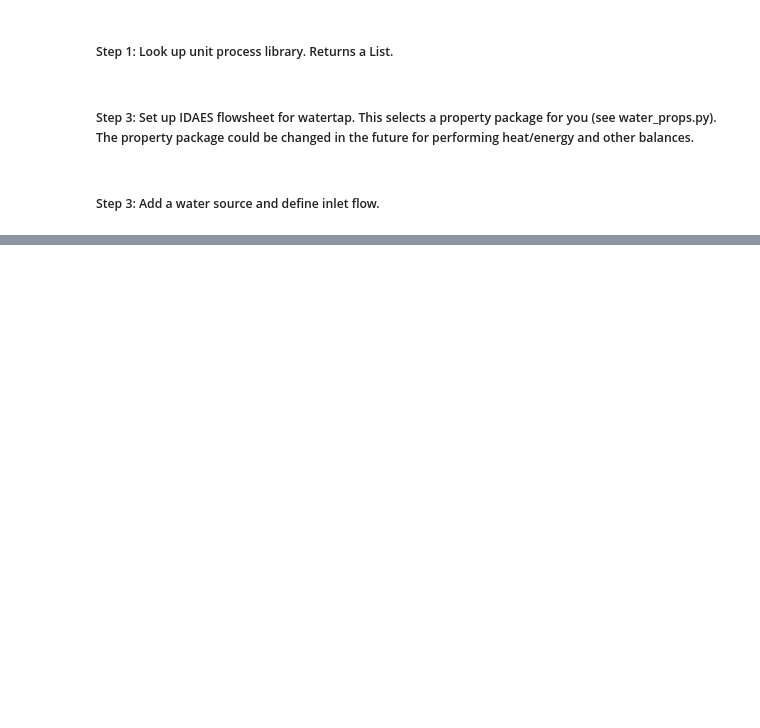
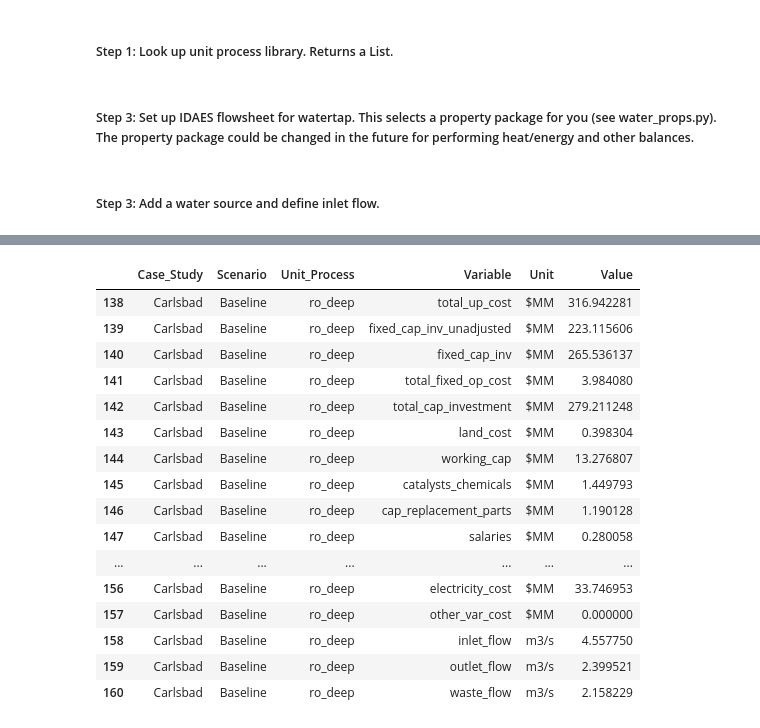
Before and after one commit to NREL/WaterTAP3, a Jupyter notebook: IDAES-WaterTAP3_v2/WaterTAP3_RunTrain_Tutorial-Carlsbad_Jan23_MC_working.ipynb, the cells around one changed output, grey strips where cells are left out. Drawn from its saved outputs; the diff is of its cells as text; code cells hidden in the pictures; blank space fills up the shorter version.

```diff
--- a/IDAES-WaterTAP3_v2/WaterTAP3_RunTrain_Tutorial-Carlsbad_Jan23_MC_working.ipynb
+++ b/IDAES-WaterTAP3_v2/WaterTAP3_RunTrain_Tutorial-Carlsbad_Jan23_MC_working.ipynb
@@ -224,5 +193,25 @@ t1[t1.Variable == "total_up_cost"]
 | 322 | Carlsbad | Baseline | surface_discharge | total_up_cost | $MM | 31.883676 |
 | 345 | Carlsbad | Baseline | landfill | total_up_cost | $MM | 0.018701 |
+# %%
+t1[t1.Unit_Process == "ro_deep"]
+# %% [output]
+|  | Case_Study | Scenario | Unit_Process | Variable | Unit | Value |
+| 138 | Carlsbad | Baseline | ro_deep | total_up_cost | $MM | 316.942281 |
+| 139 | Carlsbad | Baseline | ro_deep | fixed_cap_inv_unadjusted | $MM | 223.115606 |
+| 140 | Carlsbad | Baseline | ro_deep | fixed_cap_inv | $MM | 265.536137 |
+| 141 | Carlsbad | Baseline | ro_deep | total_fixed_op_cost | $MM | 3.984080 |
+| 142 | Carlsbad | Baseline | ro_deep | total_cap_investment | $MM | 279.211248 |
+| 143 | Carlsbad | Baseline | ro_deep | land_cost | $MM | 0.398304 |
+| 144 | Carlsbad | Baseline | ro_deep | working_cap | $MM | 13.276807 |
+| 145 | Carlsbad | Baseline | ro_deep | catalysts_chemicals | $MM | 1.449793 |
+| 146 | Carlsbad | Baseline | ro_deep | cap_replacement_parts | $MM | 1.190128 |
+| 147 | Carlsbad | Baseline | ro_deep | salaries | $MM | 0.280058 |
+| ... | ... | ... | ... | ... | ... | ... |
+| 156 | Carlsbad | Baseline | ro_deep | electricity_cost | $MM | 33.746953 |
+| 157 | Carlsbad | Baseline | ro_deep | other_var_cost | $MM | 0.000000 |
+| 158 | Carlsbad | Baseline | ro_deep | inlet_flow | m3/s | 4.557750 |
+| 159 | Carlsbad | Baseline | ro_deep | outlet_flow | m3/s | 2.399521 |
+| 160 | Carlsbad | Baseline | ro_deep | waste_flow | m3/s | 2.158229 |
 # %%
 t1.to_csv("results_v2.csv")
 # %%
```
Also changed, not shown: parts of 9 cells of this notebook, 25 other files.
